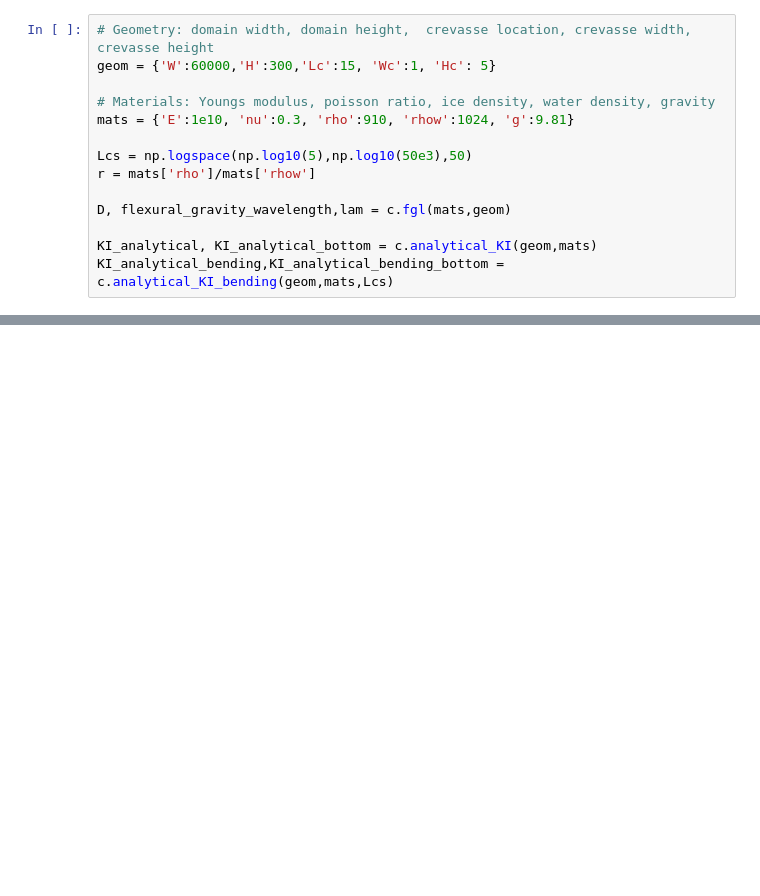
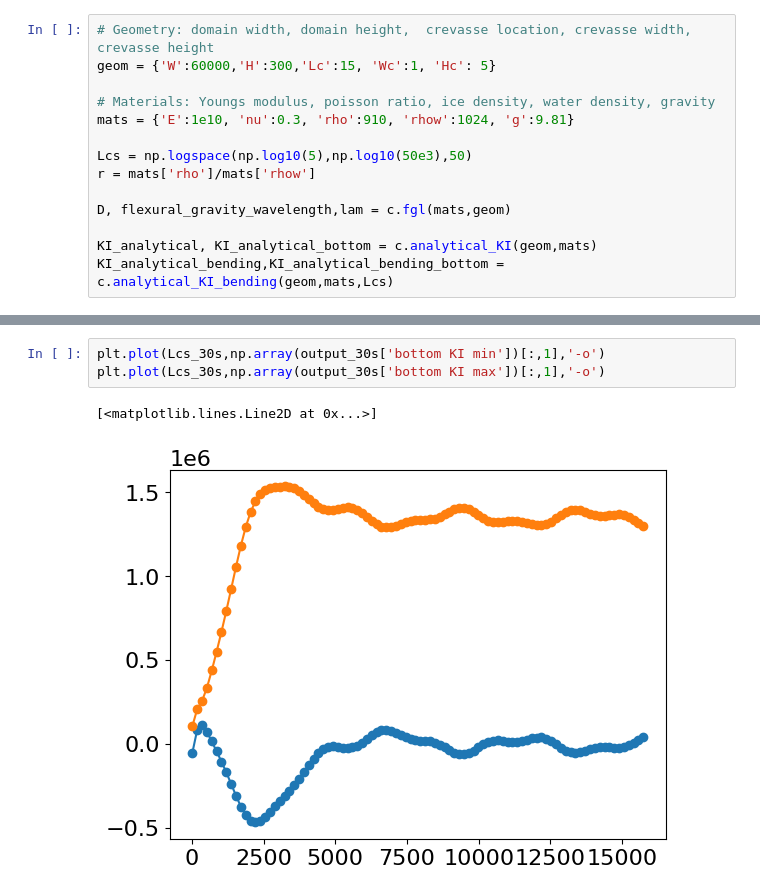
Before and after one commit to bradlipovsky/crevasserator, a Jupyter notebook: figure-swell.ipynb, the cells around one changed output, grey strips where cells are left out. Saved outputs shown, nothing was run; the diff lists cells and outputs as text; blank space fills up the shorter version.

```diff
--- a/figure-swell.ipynb
+++ b/figure-swell.ipynb
@@ -136,0 +166,6 @@ The PostScript backend does not support transparency; partially transparent arti
+# %%
+plt.plot(Lcs_30s,np.array(output_30s['bottom KI min'])[:,1],'-o')
+plt.plot(Lcs_30s,np.array(output_30s['bottom KI max'])[:,1],'-o')
+# %% [output]
+[<matplotlib.lines.Line2D at 0x...>]
+[figure, added]
```
Also changed, not shown: parts of 5 cells of this notebook, 8 other files.
